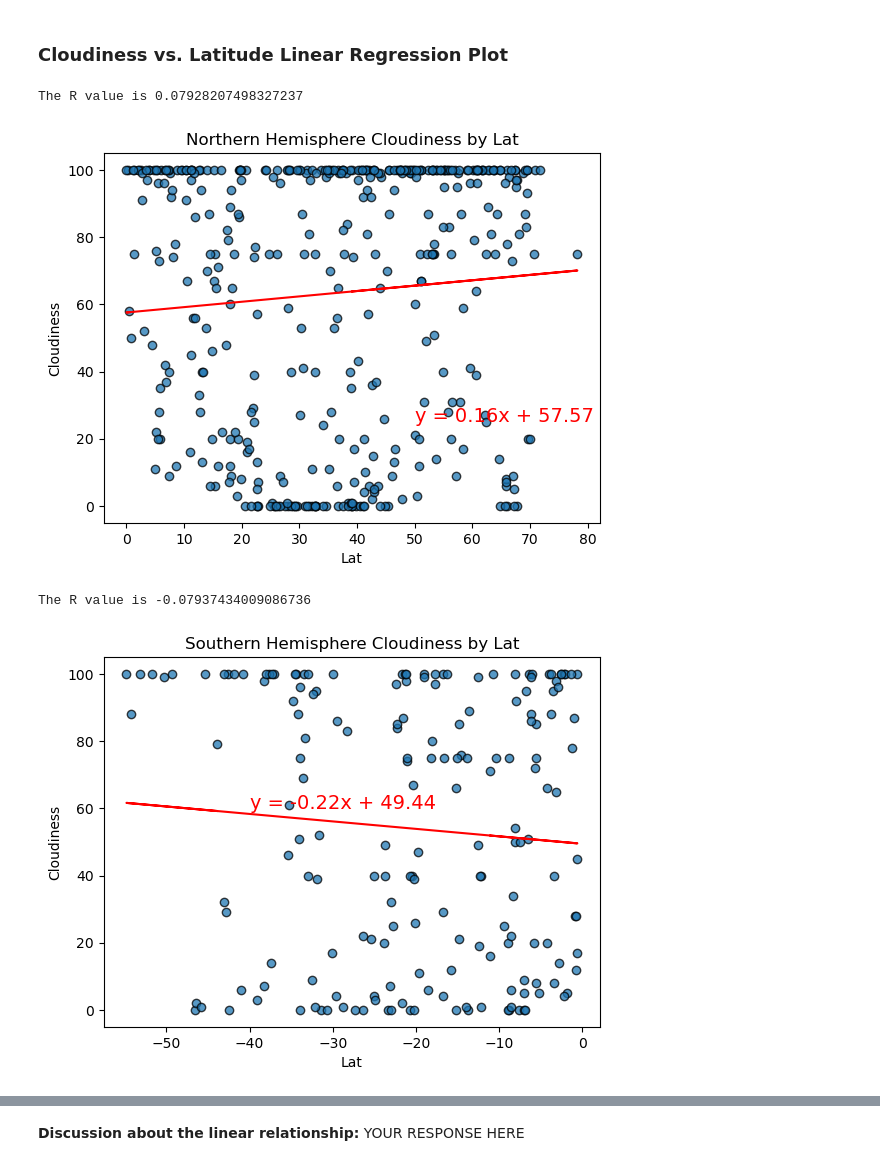
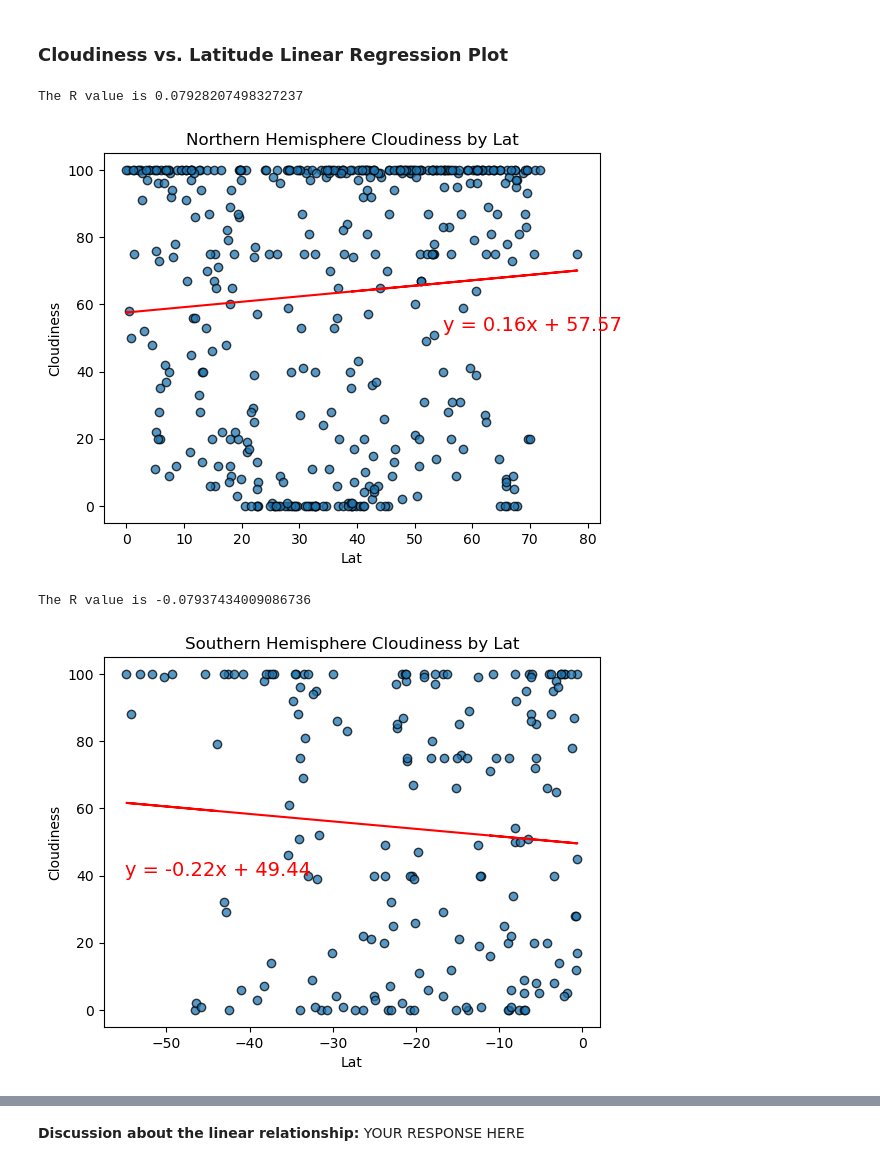
Before and after one commit to rfe123/umn_data_python_api_challenge, a Jupyter notebook: starter_code/WeatherPy.ipynb, the cells around one changed output, grey strips where cells are left out. Drawn from its saved outputs; the diff is of its cells as text; code cells hidden in the pictures.

Commit message:
adding regr summaries and moving eq_strs

```diff
--- a/starter_code/WeatherPy.ipynb
+++ b/starter_code/WeatherPy.ipynb
@@ -415,35 +455,35 @@ The R value is 0.01587922140526066
 # %%
 # Northern Hemisphere
 y_var = 'Cloudiness'
 
-regr = get_regression(northern_hemi_df[x_var], northern_hemi_df[y_var])
+north_regr = get_regression(northern_hemi_df[x_var], northern_hemi_df[y_var])
 
 plt.scatter(northern_hemi_df[x_var], northern_hemi_df[y_var], alpha=0.75, edgecolors='black')
-plt.plot(northern_hemi_df[x_var], regr['reg_plot'], color='red')
-plt.annotate(regr['eq_str'], (50,25), fontsize=14, color='red')
+plt.plot(northern_hemi_df[x_var], north_regr['reg_plot'], color='red')
+plt.annotate(north_regr['eq_str'], (55,52), fontsize=14, color='red')
 plt.title(f"Northern Hemisphere {y_var} by {x_var}")
 plt.xlabel(x_var)
 plt.ylabel(y_var)
 
-print(f"The R value is {regr['rvalue']}")
+print(f"The R value is {north_regr['rvalue']}")
 plt.show()
 # %% [output]
 The R value is 0.07928207498327237
-[figure, old version]
+[figure, new version]
 # %%
 # Southern Hemisphere
 # Linear regression on Southern Hemisphere
-regr = get_regression(southern_hemi_df[x_var], southern_hemi_df[y_var])
+south_regr = get_regression(southern_hemi_df[x_var], southern_hemi_df[y_var])
 
 plt.scatter(southern_hemi_df[x_var], southern_hemi_df[y_var], alpha=0.75, edgecolors='black')
-plt.plot(southern_hemi_df[x_var], regr['reg_plot'], color='red')
-plt.annotate(regr['eq_str'], (-40, 60), fontsize=14, color='red')
+plt.plot(southern_hemi_df[x_var], south_regr['reg_plot'], color='red')
+plt.annotate(south_regr['eq_str'], (-55, 40), fontsize=14, color='red')
 plt.title(f"Southern Hemisphere {y_var} by {x_var}")
 plt.xlabel(x_var)
 plt.ylabel(y_var)
 
-print(f"The R value is {regr['rvalue']}")
+print(f"The R value is {south_regr['rvalue']}")
 plt.show()
 # %% [output]
 The R value is -0.07937434009086736
-[figure, old version]
+[figure, new version]
```
Also changed, not shown: parts of 12 cells of this notebook.
